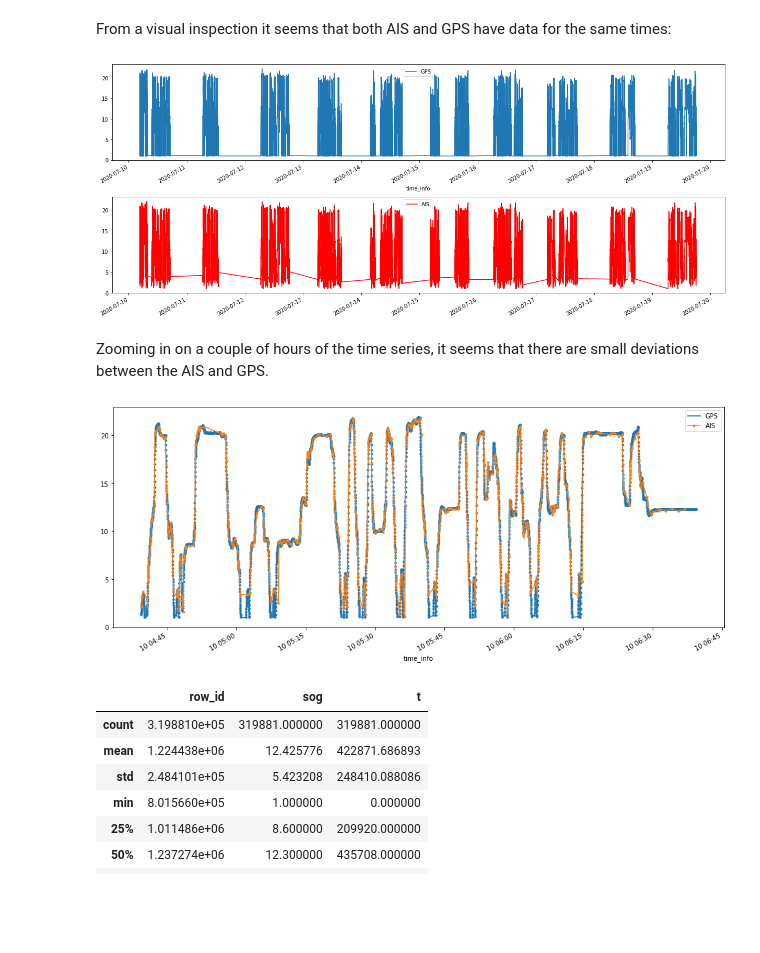
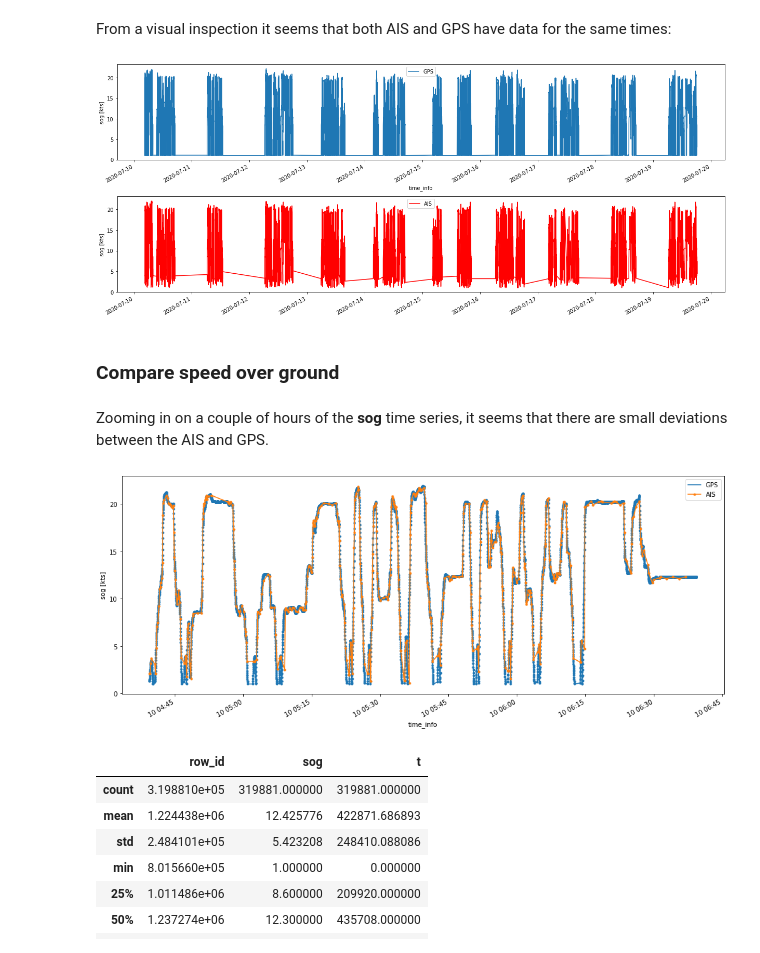
Before and after one commit to martinlarsalbert/ais_vs_gps_position, a Jupyter notebook: docs/report/02.01_analyze_time.ipynb, the cells around one changed output. Drawn from its saved outputs; the diff is of its cells as text; code cells hidden in the pictures; blank space fills up the shorter version.

```diff
--- a/docs/report/02.01_analyze_time.ipynb
+++ b/docs/report/02.01_analyze_time.ipynb
@@ -235,30 +281,35 @@ fig,axes=plt.subplots(nrows=2)
 fig.set_size_inches(17,7)
 df_gps.plot(y='sog', kind='line', ax=axes[0], label='GPS')
 df_ais_pos.plot(y='sog', kind='line', ax=axes[1], label='AIS', style='r-')
+axes[0].set_ylabel('sog [kts]');
+axes[1].set_ylabel('sog [kts]');
 plt.tight_layout()
 # %% [output]
-[figure, old version]
+[figure, new version]
+# %% [markdown]
+### Compare speed over ground
 # %% [markdown]
-Zooming in on a couple of hours of the time series, it seems that there are small deviations between the AIS and GPS.
+Zooming in on a couple of hours of the **sog** time series, it seems that there are small deviations between the AIS and GPS.
 # %%
 fig,ax=plt.subplots()
 fig.set_size_inches(17,7)
 
 stop_date = '2020-07-10 06:39:25+00:00'
 mask = df_gps.index < stop_date
 df_gps_cut = df_gps.loc[mask].copy()
 
 mask = df_ais_pos.index < stop_date
 df_ais_pos_cut = df_ais_pos.loc[mask].copy()
 
 
 #df_gps_cut.resample('30S').mean().dropna().plot(y='sog', kind='line', style='.-', ax=ax, label='GPS')
 #df_ais_pos_cut.resample('30S').mean().dropna().plot(y='sog', kind='line', style='.-', ax=ax, label='AIS')
 
 df_gps_cut.dropna().plot(y='sog', kind='line', style='.-', ax=ax, label='GPS')
 df_ais_pos_cut.dropna().plot(y='sog', kind='line', style='.-', ax=ax, label='AIS');
+ax.set_ylabel('sog [kts]');
 # %% [output]
-[figure, old version]
+[figure, new version]
 # %%
 df_gps.describe()
 # %% [output]
```
Also changed, not shown: parts of 18 cells of this notebook, 4 other files.
